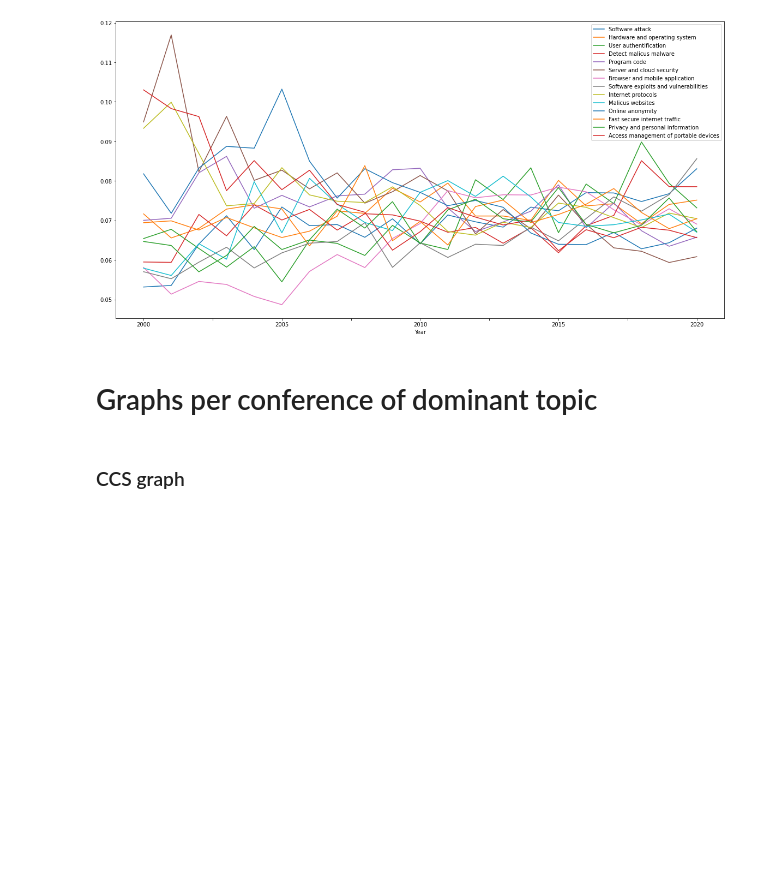
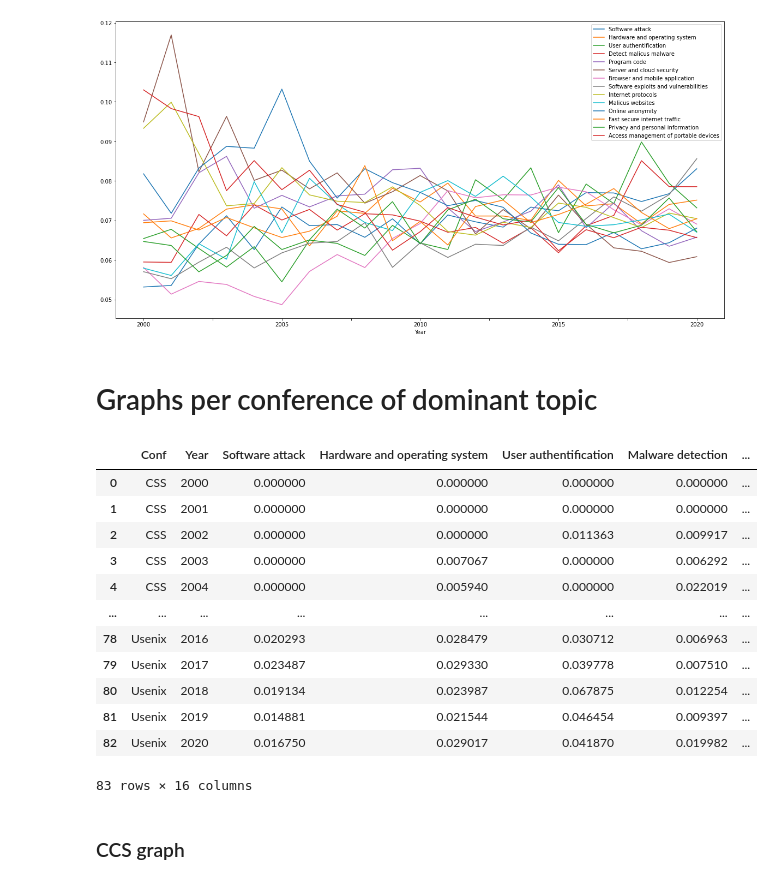
Before and after one commit to richard-johansson/topic_modeling, a Jupyter notebook: topicModeller2.0.ipynb, the cells around one changed output. Cells and saved outputs as stored; diff of their text form; code cells hidden in the pictures; blank space fills up the shorter version.

```diff
--- a/topicModeller2.0.ipynb
+++ b/topicModeller2.0.ipynb
@@ -977,3 +1001,22 @@ df_one_conf = df_one_conf.reset_index()
+# %%
+df_one_conf = df_one_conf.groupby(['Conf','Year']).mean()
+df_one_conf.columns = topicNames
+df_one_conf = df_one_conf.reset_index()
+df_one_conf
+# %% [output]
+|  | Conf | Year | Software attack | Hardware and operating system | User authentification | Malware detection | ... |
+| 0 | CSS | 2000 | 0.000000 | 0.000000 | 0.000000 | 0.000000 | ... |
+| 1 | CSS | 2001 | 0.000000 | 0.000000 | 0.000000 | 0.000000 | ... |
+| 2 | CSS | 2002 | 0.000000 | 0.000000 | 0.011363 | 0.009917 | ... |
+| 3 | CSS | 2003 | 0.000000 | 0.007067 | 0.000000 | 0.006292 | ... |
+| 4 | CSS | 2004 | 0.000000 | 0.005940 | 0.000000 | 0.022019 | ... |
+| ... | ... | ... | ... | ... | ... | ... | ... |
+| 78 | Usenix | 2016 | 0.020293 | 0.028479 | 0.030712 | 0.006963 | ... |
+| 79 | Usenix | 2017 | 0.023487 | 0.029330 | 0.039778 | 0.007510 | ... |
+| 80 | Usenix | 2018 | 0.019134 | 0.023987 | 0.067875 | 0.012254 | ... |
+| 81 | Usenix | 2019 | 0.014881 | 0.021544 | 0.046454 | 0.009397 | ... |
+| 82 | Usenix | 2020 | 0.016750 | 0.029017 | 0.041870 | 0.019982 | ... |
+83 rows × 16 columns
 # %% [markdown]
 ### CCS graph
 # %%
```
Also changed, not shown: parts of 10 cells of this notebook, 25 other files.
